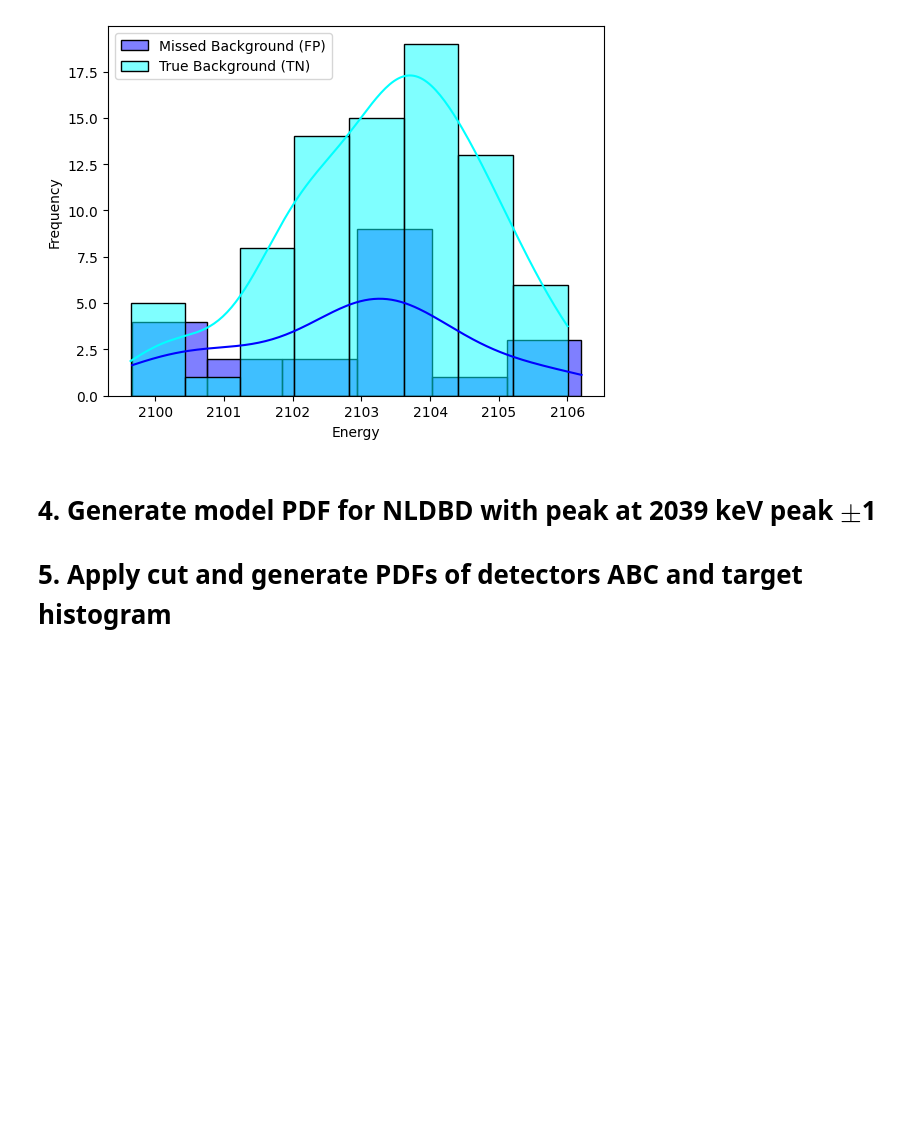
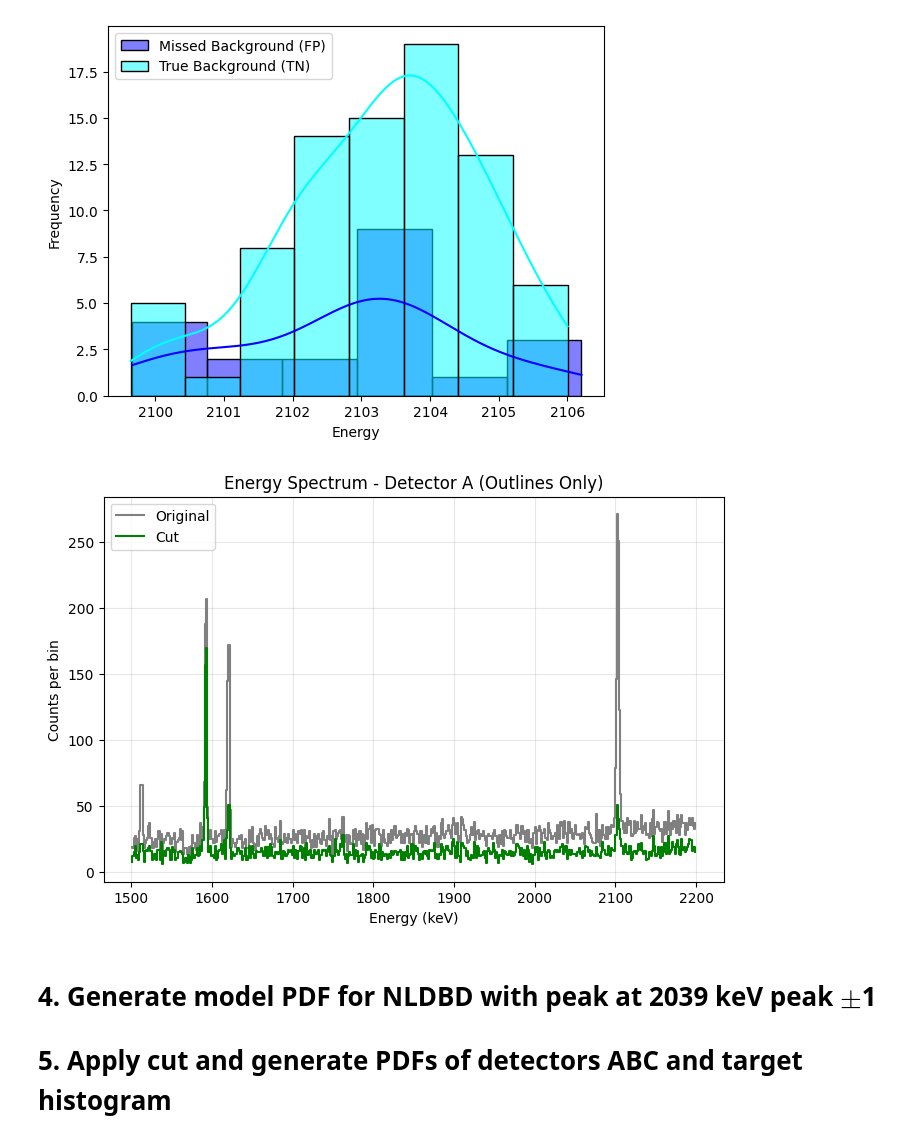
Before and after one commit to TangyKiwi/DSC-291-Final-Project, a Jupyter notebook: main.ipynb, the cells around one changed output. Drawn from its saved outputs; the diff is of its cells as text; code cells hidden in the pictures; blank space fills up the shorter version.

```diff
--- a/main.ipynb
+++ b/main.ipynb
@@ -244,0 +191,25 @@ Detector A - Best Threshold: 0.10101010101010102, TPR: 0.8115942028985508, FPR:
+# %%
+signal_sigma = (true_signal_max - true_signal_min) / 4
+background_sigma = (true_background_max - true_background_min) / 4
+signal_region = (
+    (bin_centers >= (signal - 2*signal_sigma)) & (bin_centers <= (signal + 2*signal_sigma)) # Signal region is 2 sigma around peak
+)
+signal_sideband = (
+    ((bin_centers >= (signal - 5*signal_sigma)) & (bin_centers <= (signal - 3*signal_sigma))) | # Sidebands are 1 sigma away from peak edges
+    ((bin_centers >= (signal + 3*signal_sigma)) & (bin_centers <= (signal + 5*signal_sigma)))
+)
+
+N_s = counts[signal_region].sum() # Total counts in signal region
+B_sig = counts[signal_sideband].sum() # Background in sidebands
+
+background_sigma = (true_background_max - true_background_min) / 4
+background_region = (
+    (bin_centers >= (background - 2*background_sigma)) & (bin_centers <= (background + 2*background_sigma)) # Background region is 2 sigma around peak
+)
+background_sideband = (
+    ((bin_centers >= (background - 5*background_sigma)) & (bin_centers <= (background - 3*background_sigma))) | # Sidebands are 1 sigma away from peak edges
+    ((bin_centers >= (background + 3*background_sigma)) & (bin_centers <= (background + 5*background_sigma)))
+)
+N_b = counts[background_region].sum() # Total counts in background region
+B_bkg = counts[background_sideband].sum() # Background in sidebands
+tau = 1
@@ -285,6 +304,27 @@ Detector C, TPR: 0.7750556792873051, FPR: 0.20204313280363223
 Detector Target, TPR: 0.8421052631578947, FPR: 0.20588235294117646
 [figure]
 [figure]
+# %%
+optimal_cut = detA['class_score'] >= best_threshold
+cut_counts, bin_edges_optimal = np.histogram(detA[optimal_cut]['energy'], bins=n_bins, range=(energy_min, energy_max))
+cut_bin_centers = 0.5 * (bin_edges_optimal[1:] + bin_edges_optimal[:-1])
+# %%
+plt.figure(figsize=(8,5))
+
+# Original histogram (outline)
+plt.step(bin_centers, counts, where='mid', color='gray', label='Original')
+
+# Filtered histogram (outline)
+plt.step(cut_bin_centers, cut_counts, where='mid', color='green', label='Cut')
+
+plt.xlabel("Energy (keV)")
+plt.ylabel("Counts per bin")
+plt.title("Energy Spectrum - Detector A (Outlines Only)")
+plt.legend()
+plt.grid(alpha=0.3)
+plt.show()
+# %% [output]
+[figure, added]
 # %% [markdown]
 # 4. Generate model PDF for NLDBD with peak at 2039 keV peak $\pm$1
 # 5. Apply cut and generate PDFs of detectors ABC and target histogram
```
Also changed, not shown: parts of 24 cells of this notebook, 1 other file.
